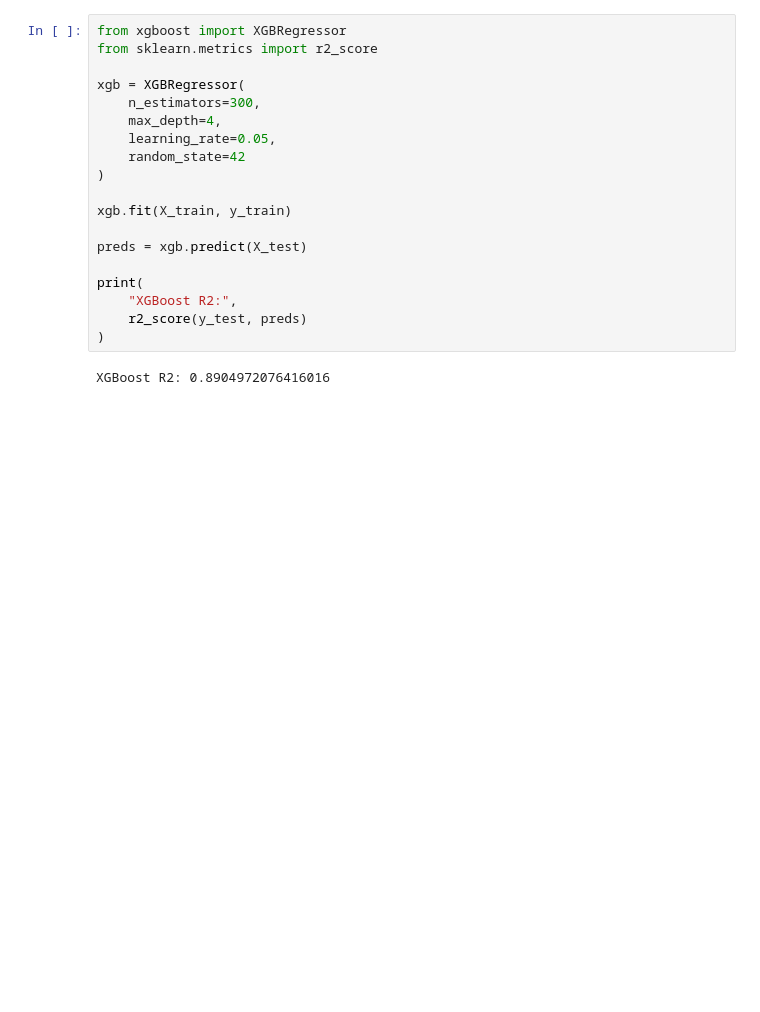
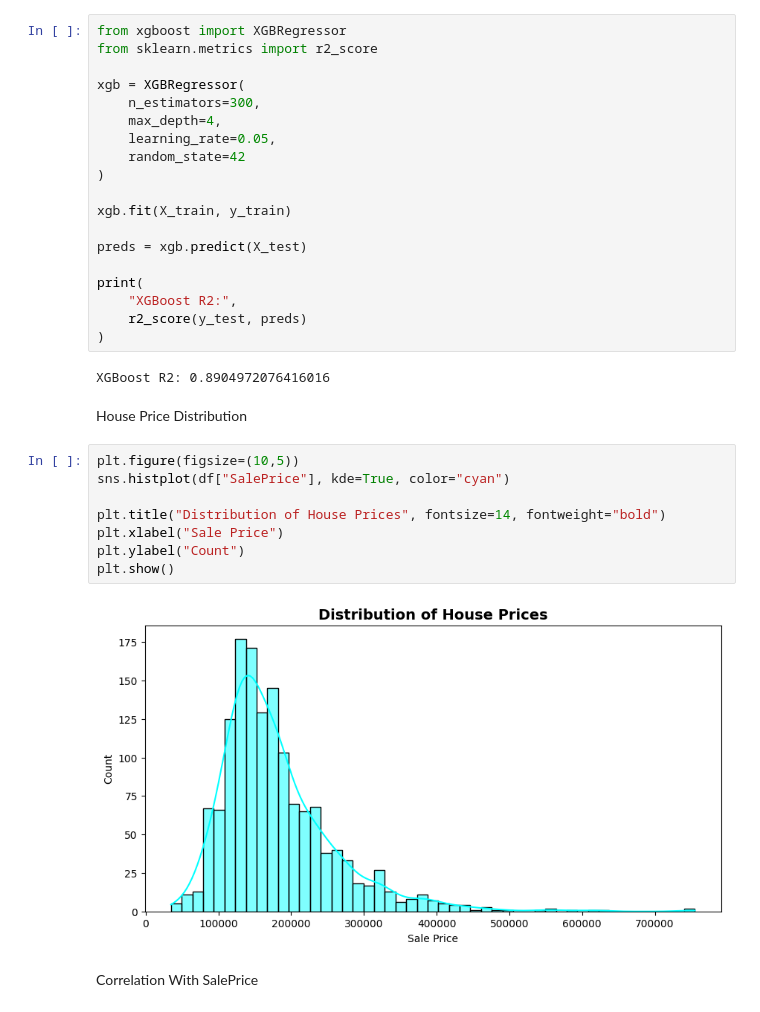
Before and after one commit to dimpalpanchal/House-Price-Prediction, a Jupyter notebook: notebooks/model_experiment.ipynb, the cells around one changed output. Drawn from its saved outputs; the diff is of its cells as text; blank space fills up the shorter version.

Commit message:
Add data visualization and results

```diff
--- a/notebooks/model_experiment.ipynb
+++ b/notebooks/model_experiment.ipynb
@@ -215,3 +215,17 @@ print(
 )
 # %% [output]
 XGBoost R2: 0.8904972076416016
+# %% [markdown]
+House Price Distribution
+# %%
+plt.figure(figsize=(10,5))
+sns.histplot(df["SalePrice"], kde=True, color="cyan")
+
+plt.title("Distribution of House Prices", fontsize=14, fontweight="bold")
+plt.xlabel("Sale Price")
+plt.ylabel("Count")
+plt.show()
+# %% [output]
+[figure, added]
+# %% [markdown]
+Correlation With SalePrice
```
Also changed, not shown: parts of 11 cells of this notebook, 6 other files.
